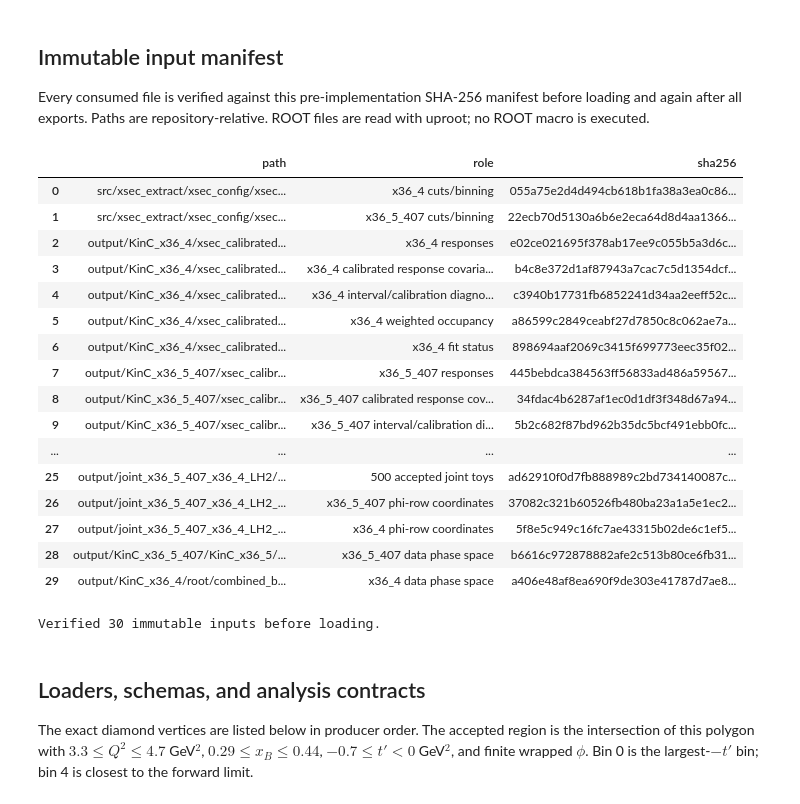
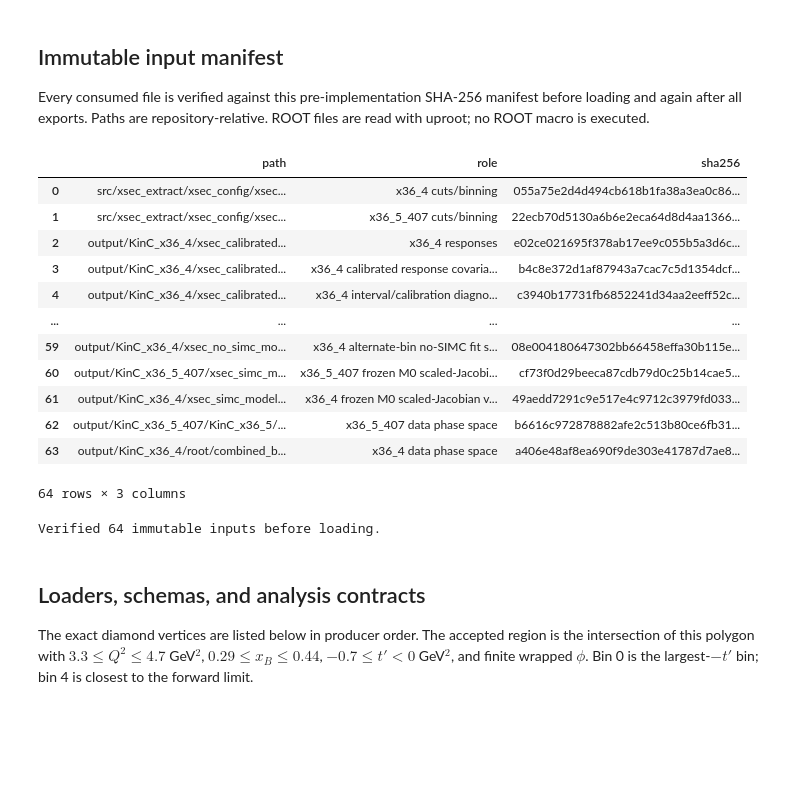
Before and after one commit to avnishphy/nps_analysis, a Jupyter notebook: pi0_analysis/root_analysis_env_main/scripts/plot_xsec_x36_4_x36_5_407.ipynb, the cells around one changed output. Saved outputs shown, nothing was run; the diff lists cells and outputs as text; code cells hidden in the pictures; blank space fills up the shorter version.

```diff
--- a/pi0_analysis/root_analysis_env_main/scripts/plot_xsec_x36_4_x36_5_407.ipynb
+++ b/pi0_analysis/root_analysis_env_main/scripts/plot_xsec_x36_4_x36_5_407.ipynb
@@ -137,45 +137,75 @@ INPUTS={
 "output/joint_x36_5_407_x36_4_LH2_calibrated/published_correlation_toy.csv":("88c200dc082bc17afe203c420e8878a0de46cdab59f30d85f124e028119d3831","joint response correlations"),
 "output/joint_x36_5_407_x36_4_LH2_calibrated/joint_parameter_correlation_toy.csv":("d180da559d92e4e16a260eddc7bdb8c5eb3460dcad8552ee0e7d2adbb3820321","joint parameter correlations"),
 "output/joint_x36_5_407_x36_4_LH2_calibrated/calibration_summary.json":("5985b39a08319541087959e6e505adac9d29b13b7a724bf19a5a8d8cc2f19209","joint fit/toy status"),
 "output/joint_x36_5_407_x36_4_LH2_calibrated/joint_lt_separation/joint_lt_separated_cross_sections.csv":("9f049672120ef4cb1aa47c38a2dc2487f5da7b066e4dc293db2eeacc7db9fa22","stored T/L responses"),
 "output/joint_x36_5_407_x36_4_LH2_calibrated/joint_lt_separation/joint_lt_covariance_calibrated68.csv":("c4c2f2f194c432409c3b45364c27dde1409c51835c8a7b9e01198cfdcbf56725","T/L calibrated covariance representation"),
 "output/joint_x36_5_407_x36_4_LH2_calibrated/joint_lt_separation/joint_lt_correlation_toy.csv":("820de32f25d99f1e13c88a0ec8663ed373f4dbc5db5abc678abedb8cb9f356ed","T/L correlations"),
 "output/joint_x36_5_407_x36_4_LH2_calibrated/joint_lt_separation/calibration_summary.json":("4d0d64c7b438bd7f72d82e7157b72fe77fba1d68d4079d5c23d450b901c97ae9","T/L convention/epsilon"),
 "output/joint_x36_5_407_x36_4_LH2/joint_manifest.json":("cfd4c67102c58dfc0859e945272963b9ca0085f4c5f2266cdaba0de0ebe01a3c","joint selection/bin contract"),
 "output/joint_x36_5_407_x36_4_LH2/toy_campaigns/20261006T052846_1954381/central.json":("f6a21018637ff602a52b59d1fd2d3f19f7331d2afa720677f42de5e6e22fa4c6","frozen central metadata"),
 "output/joint_x36_5_407_x36_4_LH2/toy_campaigns/20261006T052846_1954381/central.npz":("7c390dc6ec3f8bf871f75e9518af766f1236a584bb7f4226055843ef16517d69","frozen yields/prediction/covariance"),
 "output/joint_x36_5_407_x36_4_LH2/toy_campaigns/20261006T052846_1954381/toys/replicas.npz":("ad62910f0d7fb888989c2bd734140087c585a2d6330e96366c81995a4ec3475d","500 accepted joint toys"),
 "output/joint_x36_5_407_x36_4_LH2_inputs/KinC_x36_5_407/migration_reco_rows.csv":("37082c321b60526fb480ba23a1a5e1ec21b9ee3f49ca0c8fea8bc5b6a0660712","x36_5_407 phi-row coordinates"),
 "output/joint_x36_5_407_x36_4_LH2_inputs/KinC_x36_4/migration_reco_rows.csv":("5f8e5c949c16fc7ae43315b02de6c1ef59d2daea13a00674db56aa271f6fd678","x36_4 phi-row coordinates"),
+"output/KinC_x36_5_407/xsec/migration_singular_values.csv":("2e5119aab313a8e7daf1e0d1a14a00c3755ca37348b74d0e70f9cf9c5f0cd355","x36_5_407 original-xsec normalized design singular values"),
+"output/KinC_x36_5_407/xsec/migration_parameters.csv":("730549445f80e52b4bd5d3b3f3a93c30a1d771f497c8a906a6050c9fd9e2ac21","x36_5_407 original-xsec parameter inventory"),
+"output/KinC_x36_5_407/xsec/migration_reco_rows.csv":("8f3f7d32bebc5db5643496748f74af82188bbfb1eb652c782c44d0a8ff58de18","x36_5_407 original-xsec fitted rows and pulls"),
+"output/KinC_x36_5_407/xsec/positivity_diagnostics.csv":("533f140a27f4a81d8f512b041fbe9d2ed2ed5e9847524ffec1cbe15ccc83ddee","x36_5_407 original-xsec positivity boundaries"),
+"output/KinC_x36_5_407/xsec/fit_status.csv":("08e004180647302bb66458effa30b115e9ae0a0946398cac7eee4adf8887247d","x36_5_407 original-xsec fit status"),
+"output/KinC_x36_4/xsec/migration_singular_values.csv":("932d464d9cb1366c7bb5652fc62b71e38b120bc5b2d3fb2d343ed9c086f9e96c","x36_4 original-xsec normalized design singular values"),
+"output/KinC_x36_4/xsec/migration_parameters.csv":("4208232258a3899d712013dd3984fad78cf2849a00bd8ab0535b1394fea86386","x36_4 original-xsec parameter inventory"),
+"output/KinC_x36_4/xsec/migration_reco_rows.csv":("3371e9cc86de5cf845043bedb864fafdf4c076e17286d500b02f0df59742ca77","x36_4 original-xsec fitted rows and pulls"),
+"output/KinC_x36_4/xsec/positivity_diagnostics.csv":("cb68d8d0620a28759534eb3bce9503beb60a0d3b4f822a3cbfc01e9972651b7f","x36_4 original-xsec positivity boundaries"),
+"output/KinC_x36_4/xsec/fit_status.csv":("08e004180647302bb66458effa30b115e9ae0a0946398cac7eee4adf8887247d","x36_4 original-xsec fit status"),
+"output/KinC_x36_5_407/xsec/excl_xsec_pi0_analysis_no_simc_model_slice_summary.csv":("47e6a14fdf28acd108a0d251c885f0257b4ff0133a7135995ebfc185c26ba349","x36_5_407 legacy published tprime bin edges"),
+"output/KinC_x36_4/xsec/excl_xsec_pi0_analysis_no_simc_model_slice_summary.csv":("6ba0807600b35e379a46fe8b210c857e05d36f6c14ae2cf6ee50606e730d16e8","x36_4 legacy published tprime bin edges"),
+"output/KinC_x36_5_407/xsec_no_simc_model_calibrated/calibration_summary.json":("16f832f1a9ddf87e82e31661790579f39fd5bc1cedcb0d62b1393227b67cd426","x36_5_407 alternate-bin no-SIMC calibration summary"),
+"output/KinC_x36_5_407/xsec_no_simc_model_calibrated/pipeline_linkage.json":("67fabf7ebffee156861b67bd1f12b77240522ce124d663f61914f1facc4cb681","x36_5_407 alternate-bin no-SIMC central-fit linkage"),
+"output/KinC_x36_5_407/xsec_no_simc_model_calibrated/bin_statistics.csv":("a532b3607a3e8dfd0cbcad5b9a071891086f02f0b1d084a07d7b7152a0ffc966","x36_5_407 alternate-bin no-SIMC bin statistics"),
+"output/KinC_x36_5_407/xsec_no_simc_model_calibrated/toy_residual_statistics.csv":("21e363150ed359953ef06646326463510cc9f89e29a387c051e6530f79ae2b6a","x36_5_407 alternate-bin no-SIMC toy diagnostics"),
+"output/KinC_x36_5_407/xsec_no_simc_model_calibrated/published_covariance_calibrated68.csv":("1c5fb233cba289d42288b3c289967c778b31a37a437eba7d6bccd7ddc9eaafc6","x36_5_407 alternate-bin no-SIMC calibrated covariance representation"),
+"output/KinC_x36_4/xsec_no_simc_model_calibrated/calibration_summary.json":("210e05f8c2abadfb82e19dc27c5750baa24e5cd6eea9ee004be01b4113b5ea08","x36_4 alternate-bin no-SIMC calibration summary"),
+"output/KinC_x36_4/xsec_no_simc_model_calibrated/pipeline_linkage.json":("06df710ea3ff13f12d92ebf8e4f8ec09e29fa334e76b6f3b72c2ce9538894136","x36_4 alternate-bin no-SIMC central-fit linkage"),
+"output/KinC_x36_4/xsec_no_simc_model_calibrated/bin_statistics.csv":("1014dfdcc1ae34ccbf3acc761b8e90ce3f7765943a23a2b4c959de7e737be409","x36_4 alternate-bin no-SIMC bin statistics"),
+"output/KinC_x36_4/xsec_no_simc_model_calibrated/toy_residual_statistics.csv":("8e324853f2990c791e67e804ba9dac8c23074e6eee5a8bf835834af13eed9500","x36_4 alternate-bin no-SIMC toy diagnostics"),
+"output/KinC_x36_4/xsec_no_simc_model_calibrated/published_covariance_calibrated68.csv":("ac4e149928022a0e1d480d93f15b808c85e9d9155429e828f79365c3fc028d5a","x36_4 alternate-bin no-SIMC calibrated covariance representation"),
+"output/KinC_x36_5_407/xsec_no_simc_model/migration_singular_values.csv":("ddf3db83bc95936ab438be5b4313a3ee679d432fc50f65c7bb011413d739dbec","x36_5_407 alternate-bin no-SIMC normalized design singular values"),
+"output/KinC_x36_5_407/xsec_no_simc_model/migration_parameters.csv":("15f489e7c61258fe553272596f149c555b9fbbfd1335c6add3f570048ffecfaf","x36_5_407 alternate-bin no-SIMC parameter inventory"),
+"output/KinC_x36_5_407/xsec_no_simc_model/migration_reco_rows.csv":("2f1d3a33eb0b278a8a9b13f37b9b66966197e658ded4e77e4b35830b3d1497b8","x36_5_407 alternate-bin no-SIMC fitted rows and pulls"),
+"output/KinC_x36_5_407/xsec_no_simc_model/positivity_diagnostics.csv":("963346a1e6e508ff026d6863bc50c13abd6178a2ff3c5a311427e8194108af97","x36_5_407 alternate-bin no-SIMC positivity boundaries"),
+"output/KinC_x36_5_407/xsec_no_simc_model/fit_status.csv":("08e004180647302bb66458effa30b115e9ae0a0946398cac7eee4adf8887247d","x36_5_407 alternate-bin no-SIMC fit status"),
+"output/KinC_x36_4/xsec_no_simc_model/migration_singular_values.csv":("9d6ee18c4f09a522d82ad8d79c7753b5610449c8eb122025093e2a06707b02f8","x36_4 alternate-bin no-SIMC normalized design singular values"),
+"output/KinC_x36_4/xsec_no_simc_model/migration_parameters.csv":("bdaa3e245da95c0032d4b515d1b11bc1a10cf460549422fb3bb4bec72afcfa1f","x36_4 alternate-bin no-SIMC parameter inventory"),
+"output/KinC_x36_4/xsec_no_simc_model/migration_reco_rows.csv":("7484674c771b9e78628b36e771850778c5e46895540949c1fcab5a3fc82dce76","x36_4 alternate-bin no-SIMC fitted rows and pulls"),
+"output/KinC_x36_4/xsec_no_simc_model/positivity_diagnostics.csv":("fdbac22f342ebac22be751bc46734936aee93b9a70e1d3c52d48d3af4b6d7a75","x36_4 alternate-bin no-SIMC positivity boundaries"),
+"output/KinC_x36_4/xsec_no_simc_model/fit_status.csv":("08e004180647302bb66458effa30b115e9ae0a0946398cac7eee4adf8887247d","x36_4 alternate-bin no-SIMC fit status"),
+"output/KinC_x36_5_407/xsec_simc_model/toy_campaigns/20261006T035631_3735066/feedin_refactor_validation.json":("cf73f0d29beeca87cdb79d0c25b14cae5138b1b69322a49947569880b008da73","x36_5_407 frozen M0 scaled-Jacobian validation"),
+"output/KinC_x36_4/xsec_simc_model/toy_campaigns/20261006T040119_3879649/feedin_refactor_validation.json":("49aedd7291c9e517e4c9712c3979fd033692c6bf39df58c0c217cd79e4f28952","x36_4 frozen M0 scaled-Jacobian validation"),
 "output/KinC_x36_5_407/KinC_x36_5/root/combined_branches_LH2.root":("b6616c972878882afe2c513b80ce6fb31c42ed44ba67ebc62b863ee0cd8e3d10","x36_5_407 data phase space"),
 "output/KinC_x36_4/root/combined_branches_LH2.root":("a406e48af8ea690f9de303e41787d7ae8b214fceae6b2a459a8be3999bbd6338","x36_4 data phase space")}
 rows=[]
 for rel,(expected,role) in INPUTS.items():
     got=sha256(REPO/rel)
     if got!=expected: raise RuntimeError(f"Checksum mismatch: {rel}")
     rows.append({"path":rel,"role":role,"sha256":got})
 input_manifest=pd.DataFrame(rows)
 display(input_manifest)
 print(f"Verified {len(input_manifest)} immutable inputs before loading.")
 # %% [output]
 |  | path | role | sha256 |
 | 0 | src/xsec_extract/xsec_config/xsec... | x36_4 cuts/binning | 055a75e2d4d494cb618b1fa38a3ea0c86... |
 | 1 | src/xsec_extract/xsec_config/xsec... | x36_5_407 cuts/binning | 22ecb70d5130a6b6e2eca64d8d4aa1366... |
 | 2 | output/KinC_x36_4/xsec_calibrated... | x36_4 responses | e02ce021695f378ab17ee9c055b5a3d6c... |
 | 3 | output/KinC_x36_4/xsec_calibrated... | x36_4 calibrated response covaria... | b4c8e372d1af87943a7cac7c5d1354dcf... |
 | 4 | output/KinC_x36_4/xsec_calibrated... | x36_4 interval/calibration diagno... | c3940b17731fb6852241d34aa2eeff52c... |
-| 5 | output/KinC_x36_4/xsec_calibrated... | x36_4 weighted occupancy | a86599c2849ceabf27d7850c8c062ae7a... |
-| 6 | output/KinC_x36_4/xsec_calibrated... | x36_4 fit status | 898694aaf2069c3415f699773eec35f02... |
-| 7 | output/KinC_x36_5_407/xsec_calibr... | x36_5_407 responses | 445bebdca384563ff56833ad486a59567... |
-| 8 | output/KinC_x36_5_407/xsec_calibr... | x36_5_407 calibrated response cov... | 34fdac4b6287af1ec0d1df3f348d67a94... |
-| 9 | output/KinC_x36_5_407/xsec_calibr... | x36_5_407 interval/calibration di... | 5b2c682f87bd962b35dc5bcf491ebb0fc... |
 | ... | ... | ... | ... |
-| 25 | output/joint_x36_5_407_x36_4_LH2/... | 500 accepted joint toys | ad62910f0d7fb888989c2bd734140087c... |
-| 26 | output/joint_x36_5_407_x36_4_LH2_... | x36_5_407 phi-row coordinates | 37082c321b60526fb480ba23a1a5e1ec2... |
-| 27 | output/joint_x36_5_407_x36_4_LH2_... | x36_4 phi-row coordinates | 5f8e5c949c16fc7ae43315b02de6c1ef5... |
-| 28 | output/KinC_x36_5_407/KinC_x36_5/... | x36_5_407 data phase space | b6616c972878882afe2c513b80ce6fb31... |
-| 29 | output/KinC_x36_4/root/combined_b... | x36_4 data phase space | a406e48af8ea690f9de303e41787d7ae8... |
+| 59 | output/KinC_x36_4/xsec_no_simc_mo... | x36_4 alternate-bin no-SIMC fit s... | 08e004180647302bb66458effa30b115e... |
+| 60 | output/KinC_x36_5_407/xsec_simc_m... | x36_5_407 frozen M0 scaled-Jacobi... | cf73f0d29beeca87cdb79d0c25b14cae5... |
+| 61 | output/KinC_x36_4/xsec_simc_model... | x36_4 frozen M0 scaled-Jacobian v... | 49aedd7291c9e517e4c9712c3979fd033... |
+| 62 | output/KinC_x36_5_407/KinC_x36_5/... | x36_5_407 data phase space | b6616c972878882afe2c513b80ce6fb31... |
+| 63 | output/KinC_x36_4/root/combined_b... | x36_4 data phase space | a406e48af8ea690f9de303e41787d7ae8... |
-Verified 30 immutable inputs before loading.
+64 rows × 3 columns
+Verified 64 immutable inputs before loading.
 # %% [markdown]
 ## Loaders, schemas, and analysis contracts
 
```
Also changed, not shown: parts of 15 cells of this notebook, 8 other files.
